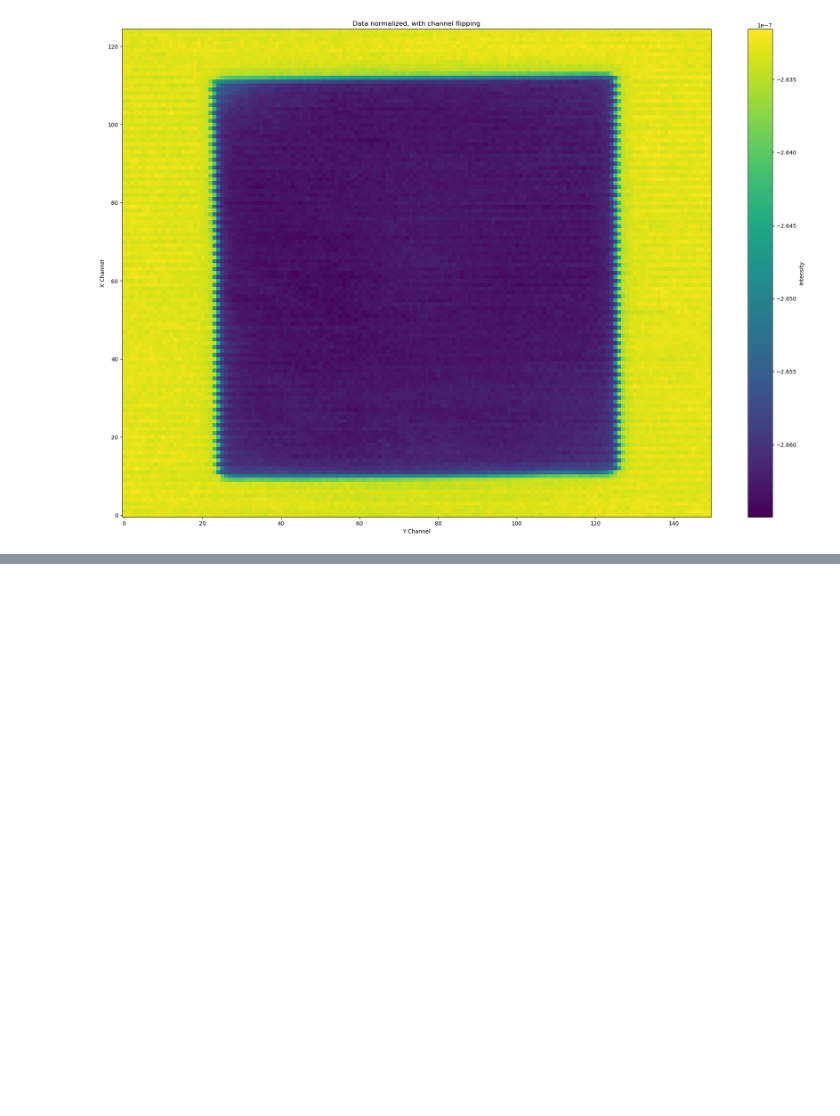
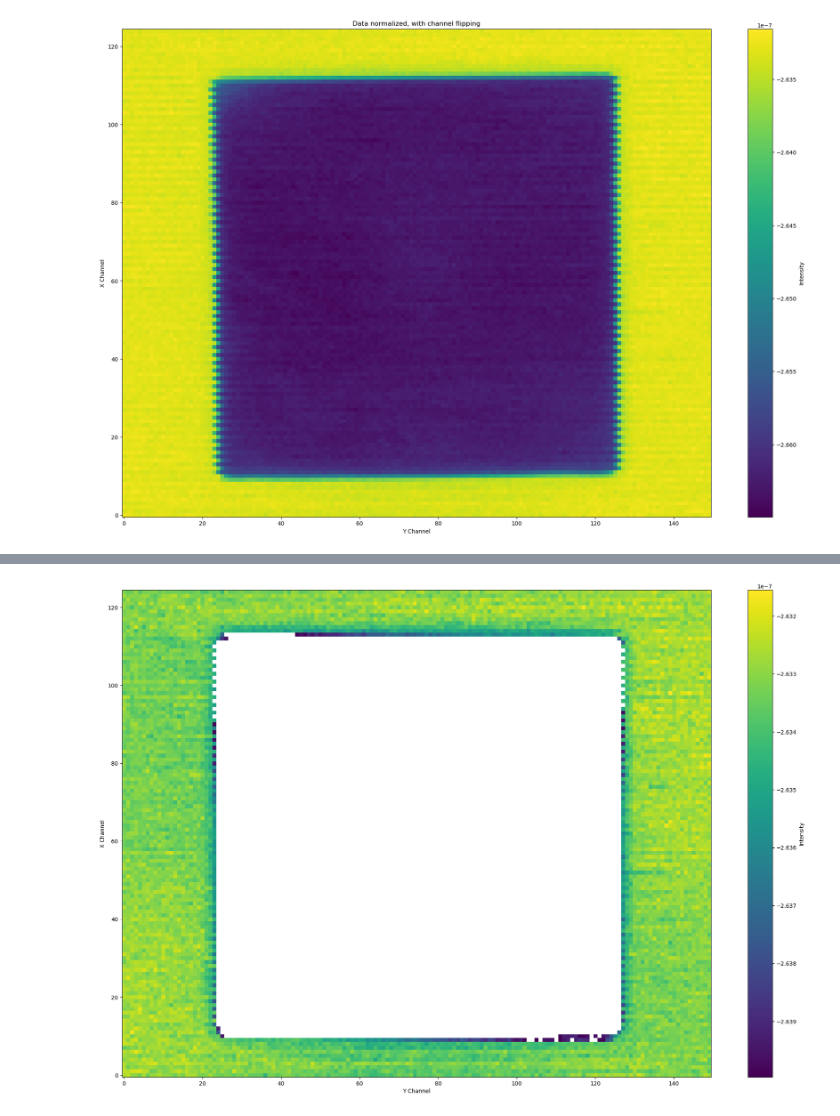
Before and after one commit to DraTeots/hrppd_data, a Jupyter notebook: data_viewer.ipynb, the cells around one changed output, grey strips where cells are left out. Saved outputs shown, nothing was run; the diff lists cells and outputs as text; code cells hidden in the pictures; blank space fills up the shorter version.

```diff
--- a/data_viewer.ipynb
+++ b/data_viewer.ipynb
@@ -152,0 +157,6 @@ plot_data_2d(flip_data_norm, "Data normalized, with channel flipping")
+# %%
+exp_data = np.copy(raw_data_norm)
+exp_data[exp_data < -2.640 * 1e-7] = None
+plot_data_2d(exp_data)
+# %% [output]
+[figure, added]
```
Also changed, not shown: parts of 3 cells of this notebook, 1 other file.
